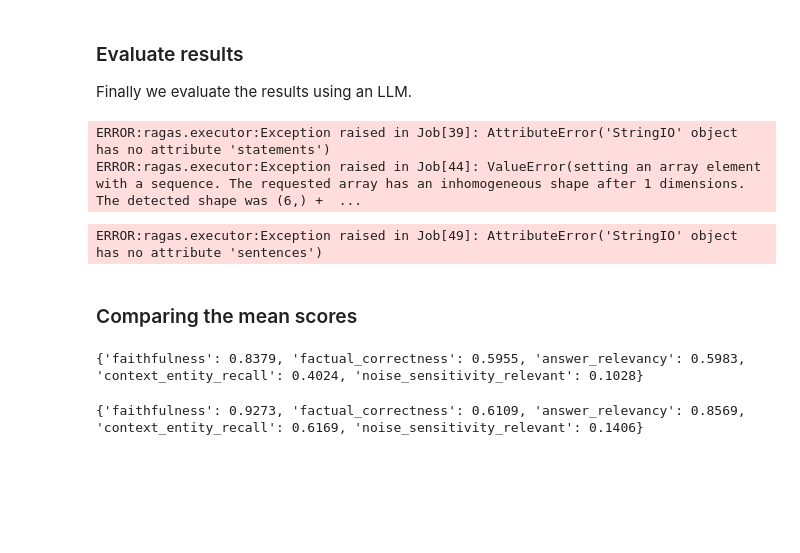
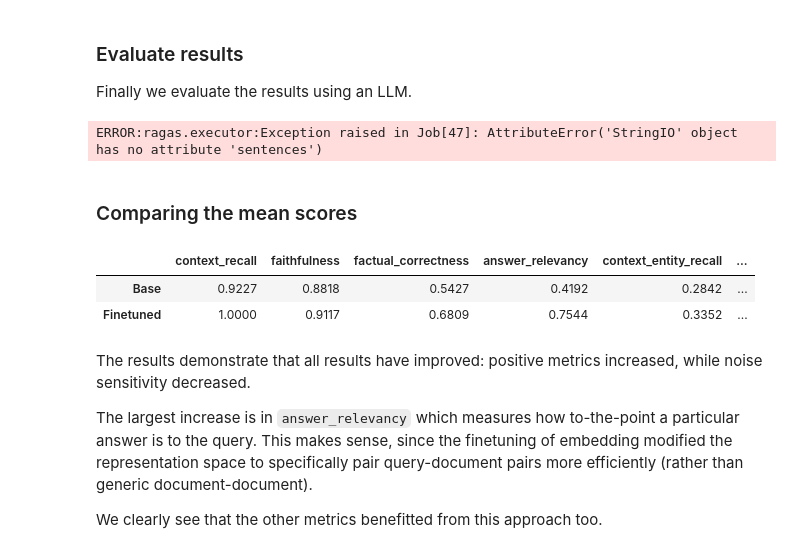
Before and after one commit to mbudisic/AIE6, a Jupyter notebook: 09_Finetuning_Embeddings/Fine_tuning_Embedding_Models_for_RAG_Notebook.ipynb, the cells around one changed output. Cells and saved outputs as stored; diff of their text form; code cells hidden in the pictures; blank space fills up the shorter version.

```diff
--- a/09_Finetuning_Embeddings/Fine_tuning_Embedding_Models_for_RAG_Notebook.ipynb
+++ b/09_Finetuning_Embeddings/Fine_tuning_Embedding_Models_for_RAG_Notebook.ipynb
@@ -1073,7 +1071,7 @@ from ragas import evaluate, RunConfig
 
 custom_run_config = RunConfig(timeout=360)
 metrics = [
-    #LLMContextRecall(),
+    LLMContextRecall(),
     Faithfulness(),
     FactualCorrectness(),
     ResponseRelevancy(),
@@ -1088,9 +1086,6 @@ base_eval = evaluate(
     run_config=custom_run_config
 
     )
-# %% [output]
-ERROR:ragas.executor:Exception raised in Job[39]: AttributeError('StringIO' object has no attribute 'statements')
-ERROR:ragas.executor:Exception raised in Job[44]: ValueError(setting an array element with a sequence. The requested array has an inhomogeneous shape after 1 dimensions. The detected shape was (6,) +  ...
 # %%
 finetune_eval = evaluate(
     dataset=to_ragas(finetune_results),
@@ -1100,14 +1095,20 @@ finetune_eval = evaluate(
 
     )
 # %% [output]
-ERROR:ragas.executor:Exception raised in Job[49]: AttributeError('StringIO' object has no attribute 'sentences')
+ERROR:ragas.executor:Exception raised in Job[47]: AttributeError('StringIO' object has no attribute 'sentences')
 # %% [markdown]
 ### Comparing the mean scores
-# %%
-base_eval
-# %% [output]
-{'faithfulness': 0.8379, 'factual_correctness': 0.5955, 'answer_relevancy': 0.5983, 'context_entity_recall': 0.4024, 'noise_sensitivity_relevant': 0.1028}
-# %%
-finetune_eval
-# %% [output]
-{'faithfulness': 0.9273, 'factual_correctness': 0.6109, 'answer_relevancy': 0.8569, 'context_entity_recall': 0.6169, 'noise_sensitivity_relevant': 0.1406}
+# %%
+import pandas as pd
+results = pd.DataFrame( [eval(str(d)) for d in [base_eval, finetune_eval]], index=["Base","Finetuned"] )
+results
+# %% [output]
+|  | context_recall | faithfulness | factual_correctness | answer_relevancy | context_entity_recall | ... |
+| Base | 0.9227 | 0.8818 | 0.5427 | 0.4192 | 0.2842 | ... |
+| Finetuned | 1.0000 | 0.9117 | 0.6809 | 0.7544 | 0.3352 | ... |
+# %% [markdown]
+The results demonstrate that all results have improved: positive metrics increased, while noise sensitivity decreased.
+
+The largest increase is in `answer_relevancy` which measures how to-the-point a particular answer is to the query. This makes sense, since the finetuning of embedding modified the representation space to specifically pair query-document pairs more efficiently (rather than generic document-document).
+
+We clearly see that the other metrics benefitted from this approach too.
```
Also changed, not shown: parts of 18 cells of this notebook.
